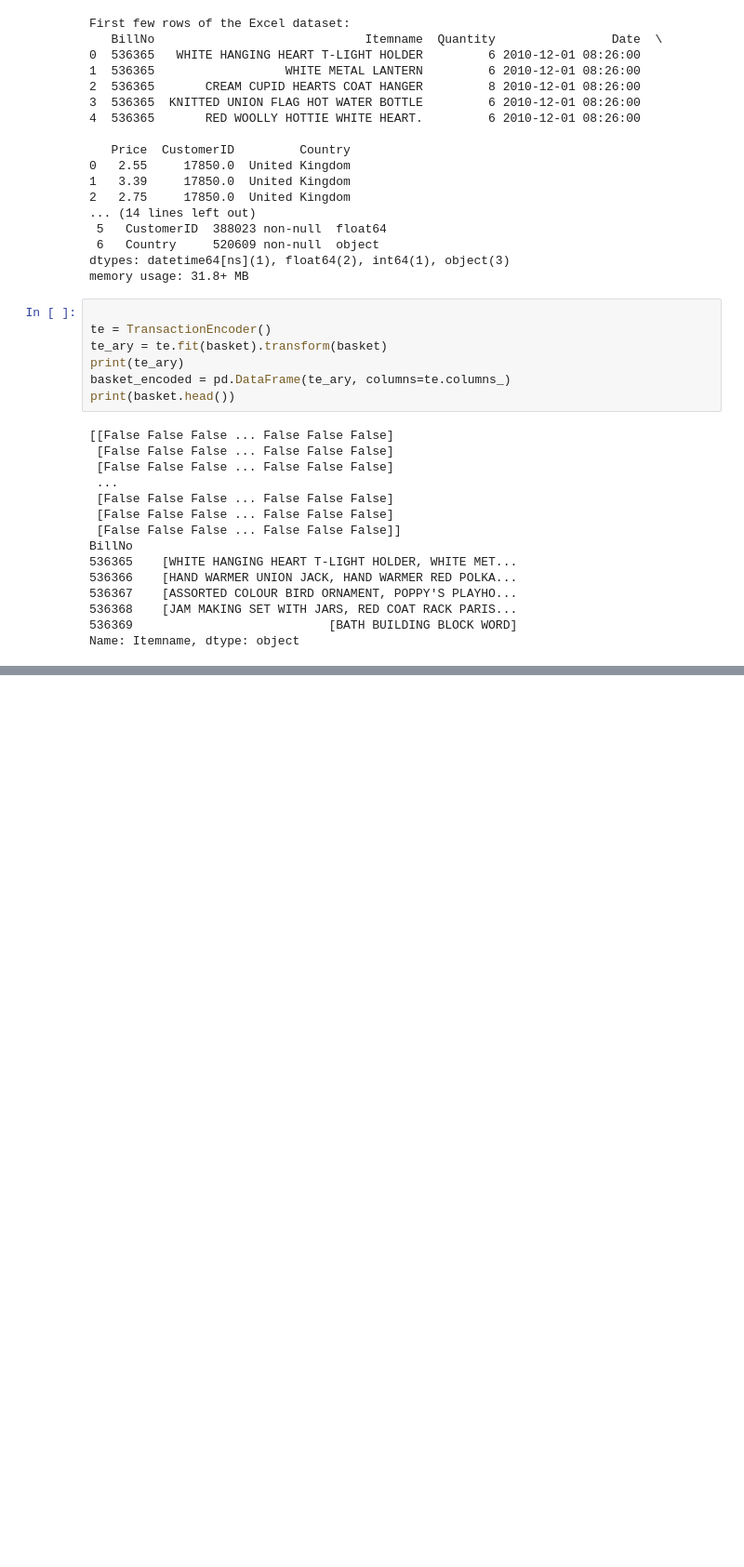
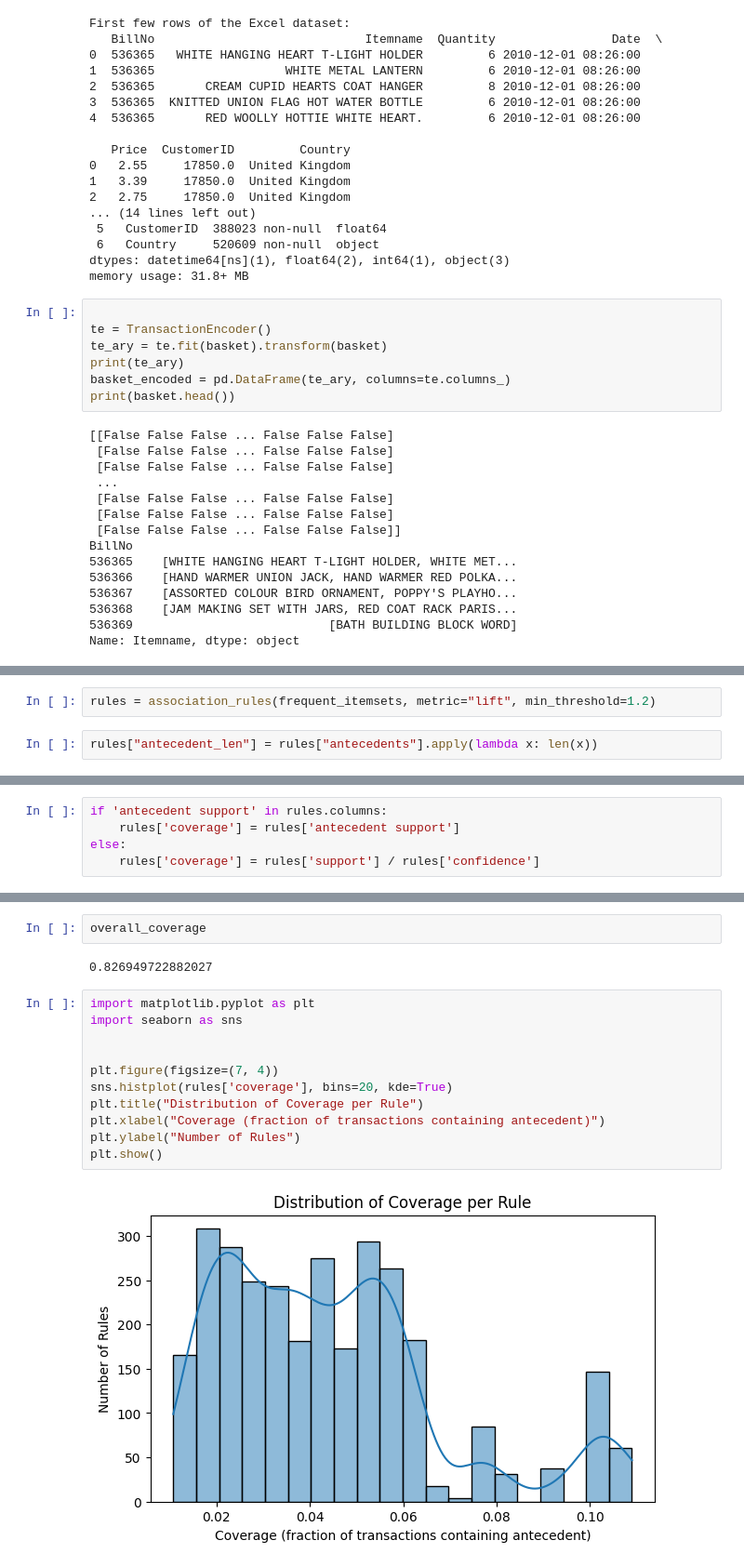
Before and after one commit to Mohammed87FS/Apriori_VS_Word2Vec, a Jupyter notebook: Apriori.ipynb, the cells around one changed output, grey strips where cells are left out. Shown at 93% size. Saved outputs shown, nothing was run; the diff lists cells and outputs as text; blank space fills up the shorter version.

Commit message:
working on coverage for apriori

```diff
--- a/Apriori.ipynb
+++ b/Apriori.ipynb
@@ -95,0 +76,4 @@ rules.to_excel('Apriori_Rules.xlsx', index=False)
+# %%
+rules = association_rules(frequent_itemsets, metric="lift", min_threshold=1.2)
+# %%
+rules["antecedent_len"] = rules["antecedents"].apply(lambda x: len(x))
@@ -95,0 +98,5 @@ rules.to_excel('Apriori_Rules.xlsx', index=False)
+# %%
+if 'antecedent support' in rules.columns:
+    rules['coverage'] = rules['antecedent support']
+else:
+    rules['coverage'] = rules['support'] / rules['confidence']
@@ -95,0 +134,17 @@ rules.to_excel('Apriori_Rules.xlsx', index=False)
+# %%
+overall_coverage
+# %% [output]
+0.826949722882027
+# %%
+import matplotlib.pyplot as plt
+import seaborn as sns
+
+
+plt.figure(figsize=(7, 4))
+sns.histplot(rules['coverage'], bins=20, kde=True)
+plt.title("Distribution of Coverage per Rule")
+plt.xlabel("Coverage (fraction of transactions containing antecedent)")
+plt.ylabel("Number of Rules")
+plt.show()
+# %% [output]
+[figure, added]
```
Also changed, not shown: parts of 8 cells of this notebook, 1 other file.
